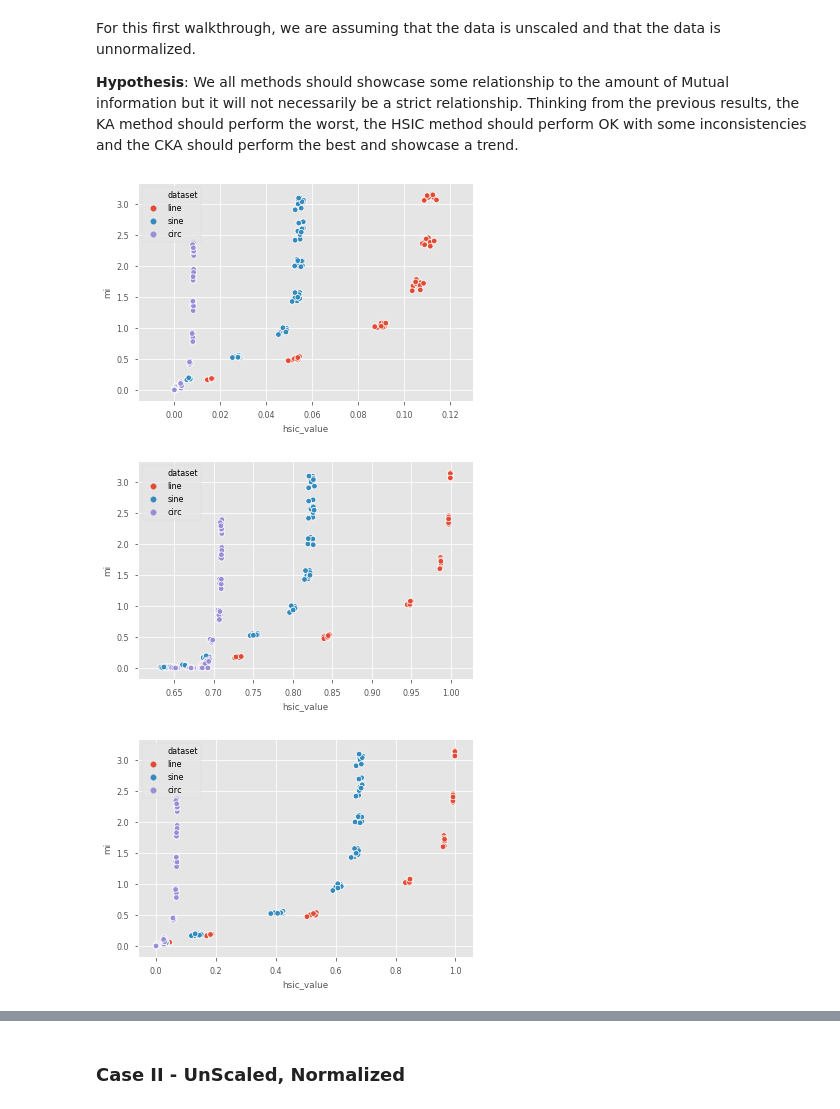
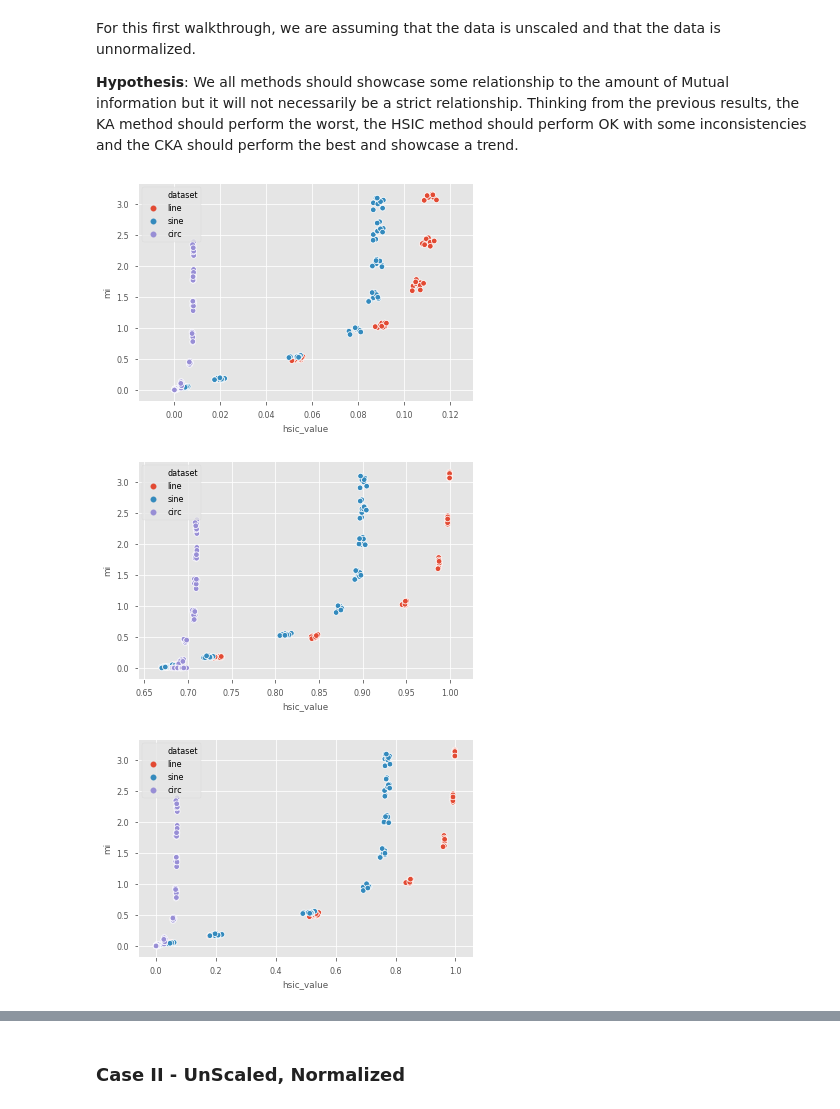
Before and after one commit to jejjohnson/hsic_alignment, a Jupyter notebook: notebooks/3_isotropic_scaling/2.0_scale_viz.ipynb, the cells around one changed output, grey strips where cells are left out. Cells and saved outputs as stored; diff of their text form; code cells hidden in the pictures.

```diff
--- a/notebooks/3_isotropic_scaling/2.0_scale_viz.ipynb
+++ b/notebooks/3_isotropic_scaling/2.0_scale_viz.ipynb
@@ -127,24 +129,24 @@ For this first walkthrough, we are assuming that the data is unscaled and that t
 
 **Hypothesis**: We all methods should showcase some relationship to the amount of Mutual information but it will not necessarily be a strict relationship. Thinking from the previous results, the KA method should perform the worst, the HSIC method should perform OK with some inconsistencies and the CKA should perform the best and showcase a trend.
 # %%
-results_df = pd.read_csv(RES_PATH + 'exp_scale_c1_v2.csv')
+results_df = pd.read_csv(RES_PATH + 'exp_scale_c1_v3.csv')
 
 sub_df = results_df.copy()
 # sub_df = sub_df[sub_df['dataset'] == 'line']
 sub_df = sub_df[sub_df['normalized'] == 0.0]
 sub_df = sub_df[sub_df['gamma_method'] == 'median_p0.5']
 # sub_df = sub_df[sub_df['scorer'] == 'ctka']
 # sub_df = sub_df[sub_df['trial'] == 1.0]
 # sub_df['mi'] = np.log2(sub_df['mi'])
 
 # plot data
 plot_results(sub_df, 'hsic', 'dataset')
 plot_results(sub_df, 'tka', 'dataset')
 plot_results(sub_df, 'ctka', 'dataset')
 # %% [output]
-[figure, old version]
+[figure, new version]
-[figure, old version]
+[figure, new version]
-[figure, old version]
+[figure, new version]
 # %%
 results_df.head()
 # %% [output]
```
Also changed, not shown: parts of 19 cells of this notebook.
